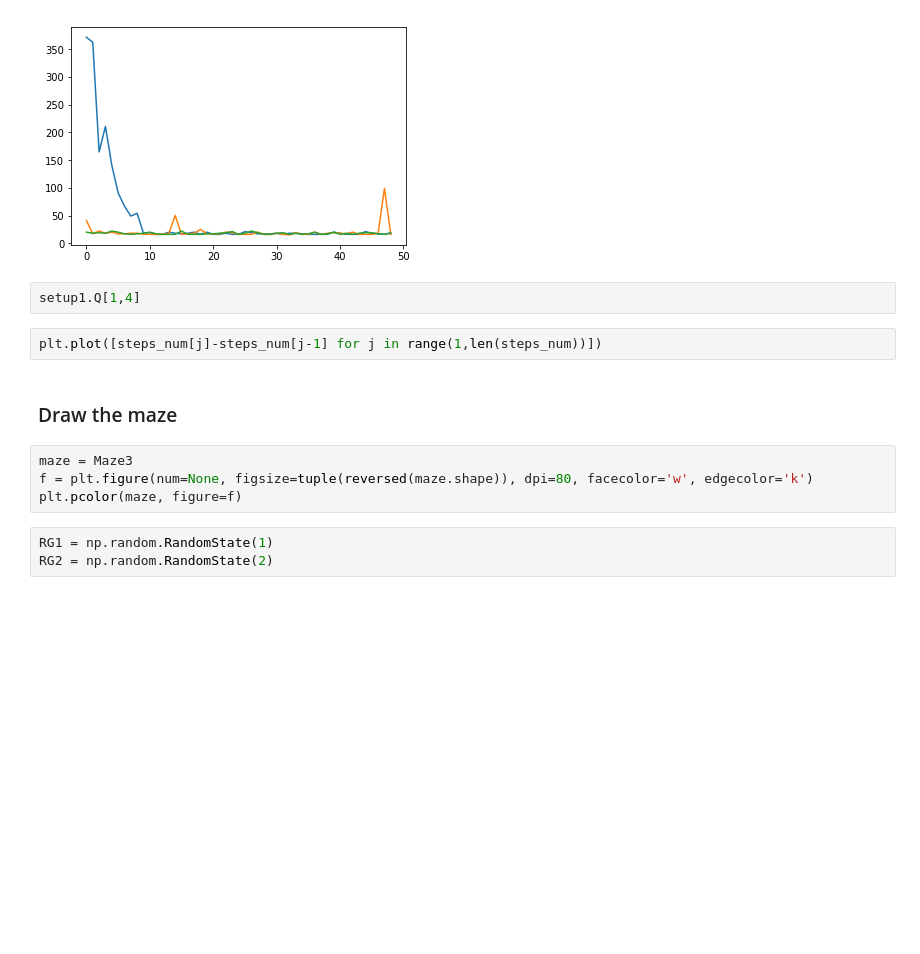
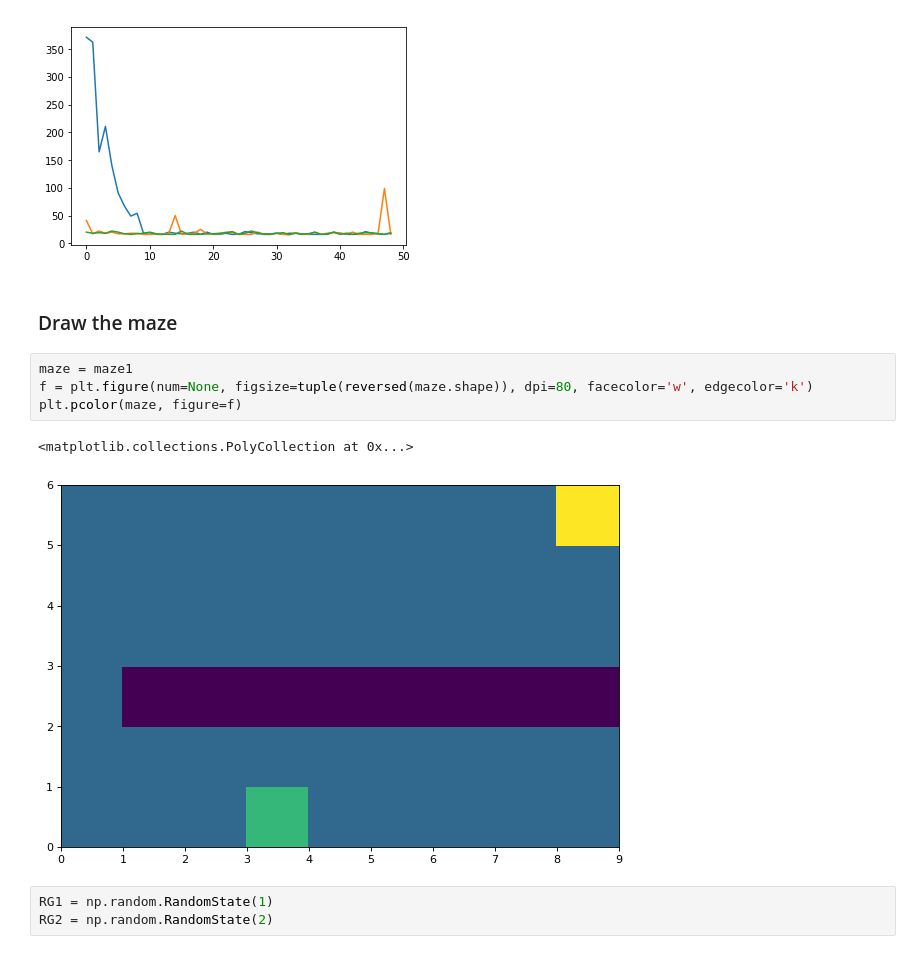
Before and after one commit to muarvyn/SuttonBartoRLBook.exercise, a Jupyter notebook: ShortcutMaze/Q-Planning.ipynb, the cells around one changed output. Cells and saved outputs as stored; diff of their text form; blank space fills up the shorter version.

```diff
--- a/ShortcutMaze/Q-Planning.ipynb
+++ b/ShortcutMaze/Q-Planning.ipynb
@@ -380,16 +637,15 @@ plt.plot(rate[2])
 # %% [output]
 [<matplotlib.lines.Line2D at 0x...>]
 [figure]
-# %%
-setup1.Q[1,4]
-# %%
-plt.plot([steps_num[j]-steps_num[j-1] for j in range(1,len(steps_num))])
 # %% [markdown]
 ### Draw the maze
 # %%
-maze = Maze3
+maze = maze1
 f = plt.figure(num=None, figsize=tuple(reversed(maze.shape)), dpi=80, facecolor='w', edgecolor='k')
 plt.pcolor(maze, figure=f)
+# %% [output]
+<matplotlib.collections.PolyCollection at 0x...>
+[figure, added]
 # %%
 RG1 = np.random.RandomState(1)
 RG2 = np.random.RandomState(2)
```
Also changed, not shown: parts of 26 cells of this notebook.
